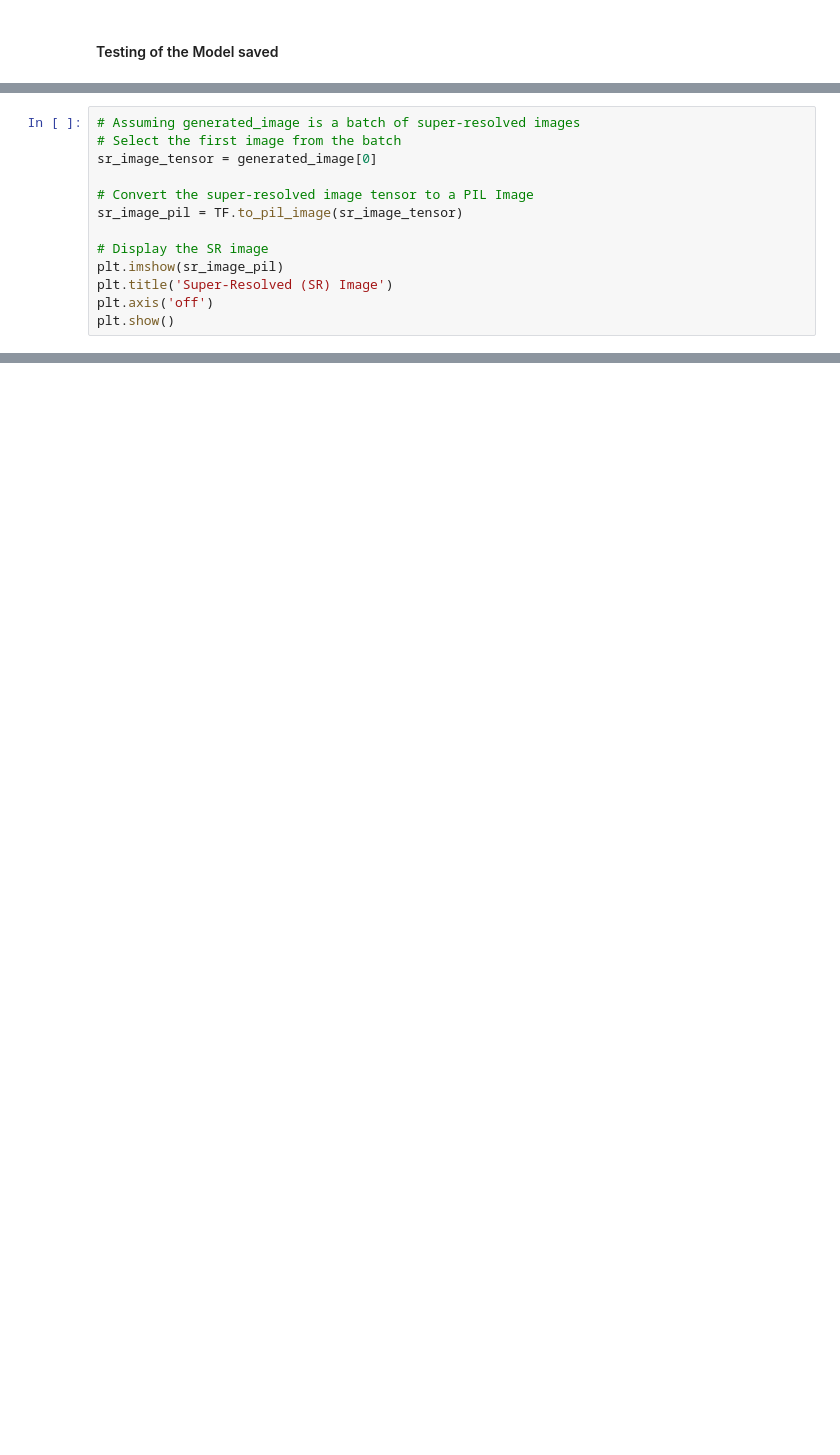
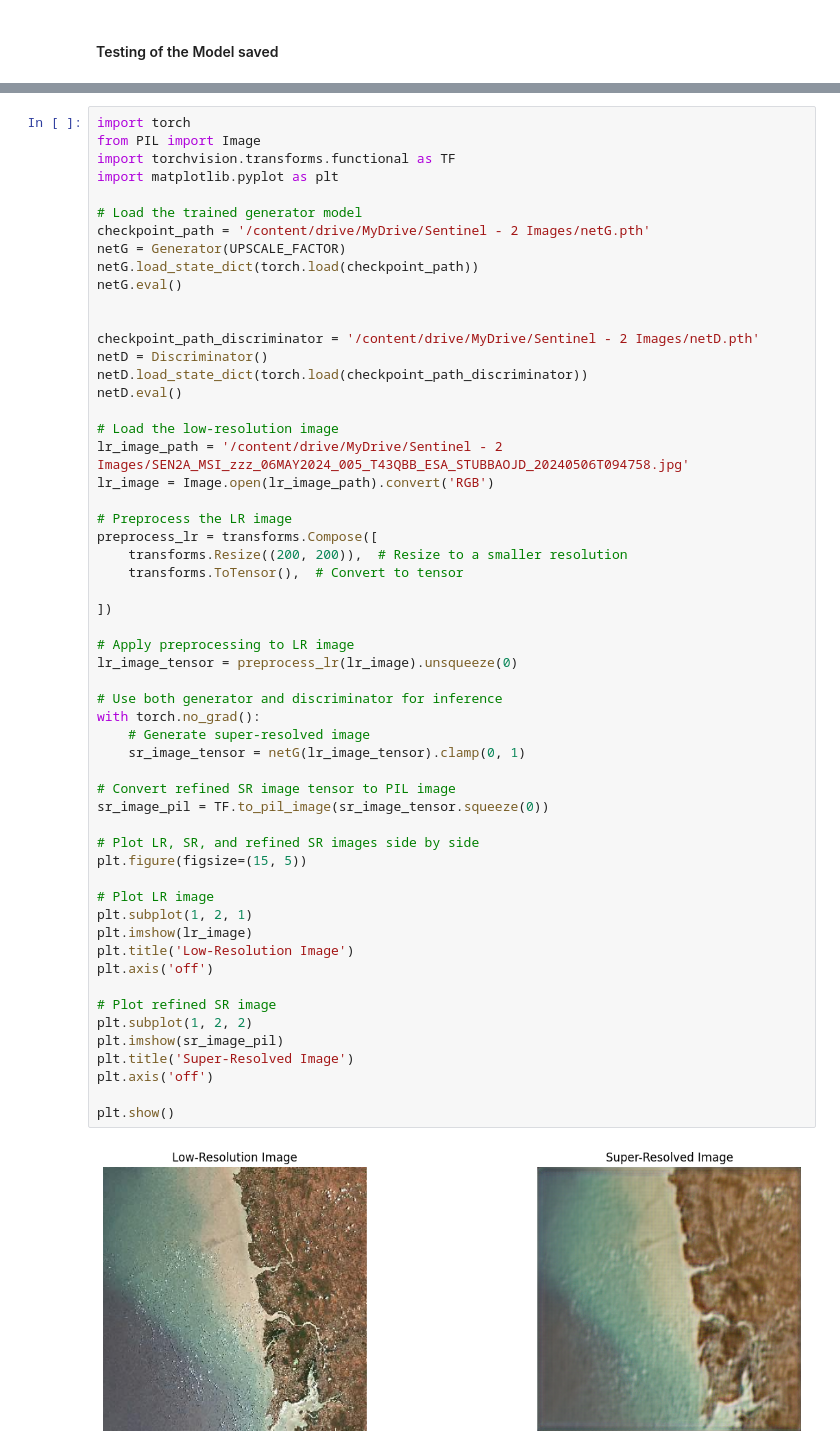
Before and after one commit to WoahImCoding/Using-SRGAN-Image-processing-, a Jupyter notebook: SRGAN_Super_Resolution_GAN.ipynb, the cells around one changed output, grey strips where cells are left out. Drawn from its saved outputs; the diff is of its cells as text; blank space fills up the shorter version.

```diff
--- a/SRGAN_Super_Resolution_GAN.ipynb
+++ b/SRGAN_Super_Resolution_GAN.ipynb
@@ -573,13 +466,0 @@ plt.show()
-# %%
-# Assuming generated_image is a batch of super-resolved images
-# Select the first image from the batch
-sr_image_tensor = generated_image[0]
-
-# Convert the super-resolved image tensor to a PIL Image
-sr_image_pil = TF.to_pil_image(sr_image_tensor)
-
-# Display the SR image
-plt.imshow(sr_image_pil)
-plt.title('Super-Resolved (SR) Image')
-plt.axis('off')
-plt.show()
@@ -597,0 +469,58 @@ plt.show()
+# %%
+import torch
+from PIL import Image
+import torchvision.transforms.functional as TF
+import matplotlib.pyplot as plt
+
+# Load the trained generator model
+checkpoint_path = '/content/drive/MyDrive/Sentinel - 2 Images/netG.pth'
+netG = Generator(UPSCALE_FACTOR)
+netG.load_state_dict(torch.load(checkpoint_path))
+netG.eval()
+
+
+checkpoint_path_discriminator = '/content/drive/MyDrive/Sentinel - 2 Images/netD.pth'
+netD = Discriminator()
+netD.load_state_dict(torch.load(checkpoint_path_discriminator))
+netD.eval()
+
+# Load the low-resolution image
+lr_image_path = '/content/drive/MyDrive/Sentinel - 2 Images/SEN2A_MSI_zzz_06MAY2024_005_T43QBB_ESA_STUBBAOJD_20240506T094758.jpg'
+lr_image = Image.open(lr_image_path).convert('RGB')
+
+# Preprocess the LR image
+preprocess_lr = transforms.Compose([
+    transforms.Resize((200, 200)),  # Resize to a smaller resolution
+    transforms.ToTensor(),  # Convert to tensor
+
+])
+
+# Apply preprocessing to LR image
+lr_image_tensor = preprocess_lr(lr_image).unsqueeze(0)
+
+# Use both generator and discriminator for inference
+with torch.no_grad():
+    # Generate super-resolved image
+    sr_image_tensor = netG(lr_image_tensor).clamp(0, 1)
+
+# Convert refined SR image tensor to PIL image
+sr_image_pil = TF.to_pil_image(sr_image_tensor.squeeze(0))
+
+# Plot LR, SR, and refined SR images side by side
+plt.figure(figsize=(15, 5))
+
+# Plot LR image
+plt.subplot(1, 2, 1)
+plt.imshow(lr_image)
+plt.title('Low-Resolution Image')
+plt.axis('off')
+
+# Plot refined SR image
+plt.subplot(1, 2, 2)
+plt.imshow(sr_image_pil)
+plt.title('Super-Resolved Image')
+plt.axis('off')
+
+plt.show()
+# %% [output]
+[figure, added]
```
Also changed, not shown: parts of 43 cells of this notebook.
